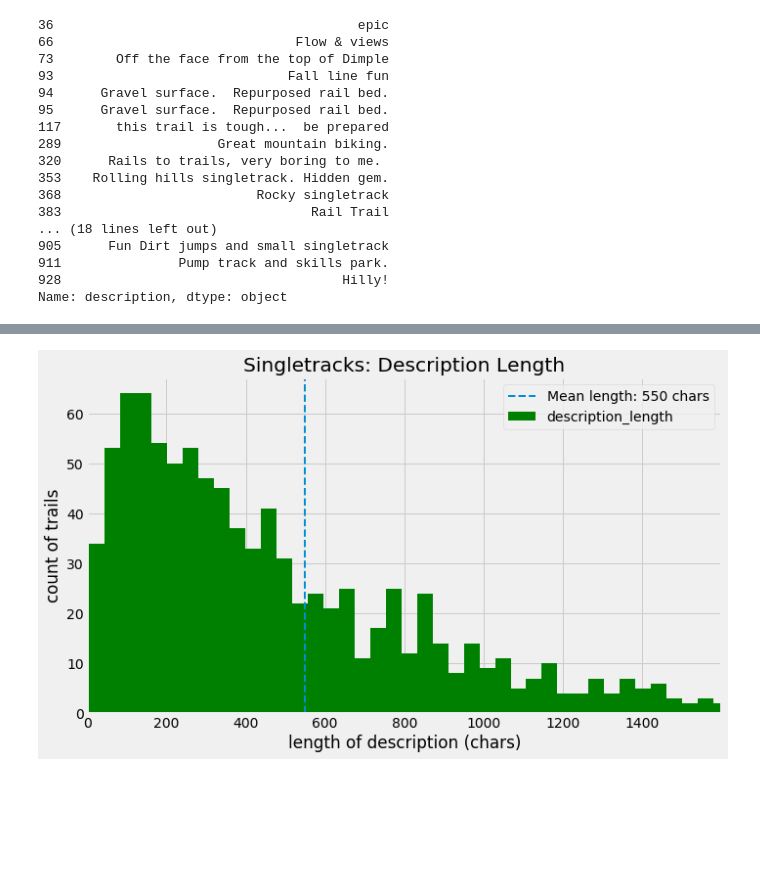
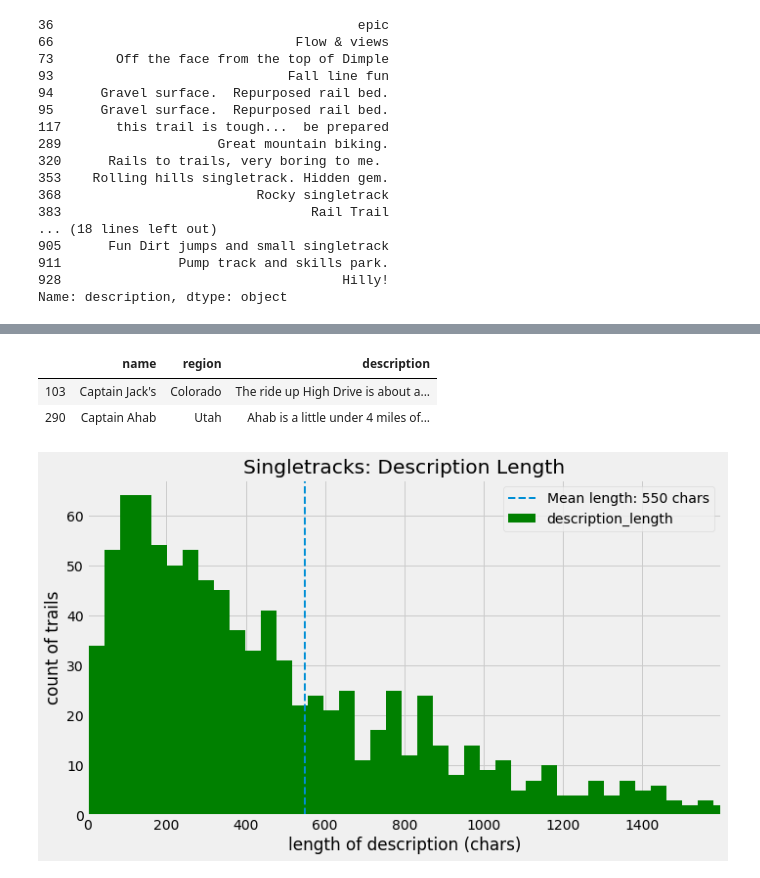
Before and after one commit to Laura-Kimble/mtb-trails, a Jupyter notebook: notebooks/singletracks_eda.ipynb, the cells around one changed output, grey strips where cells are left out. Cells and saved outputs as stored; diff of their text form; code cells hidden in the pictures; blank space fills up the shorter version.

```diff
--- a/notebooks/singletracks_eda.ipynb
+++ b/notebooks/singletracks_eda.ipynb
@@ -159,3 +170,9 @@ Name: description, dtype: object
+# %%
+st_df[st_df['name'].map(lambda x: 'Captain' in x)][['name','region', 'description']]
+# %% [output]
+|  | name | region | description |
+| 103 | Captain Jack's | Colorado | The ride up High Drive is about a... |
+| 290 | Captain Ahab | Utah | Ahab is a little under 4 miles of... |
 # %%
 fig, ax = plt.subplots(figsize=(10, 6))
 ax.hist(st_df['description_length'], bins=150, color='g')
```
Also changed, not shown: parts of 9 cells of this notebook, 3 other files.
